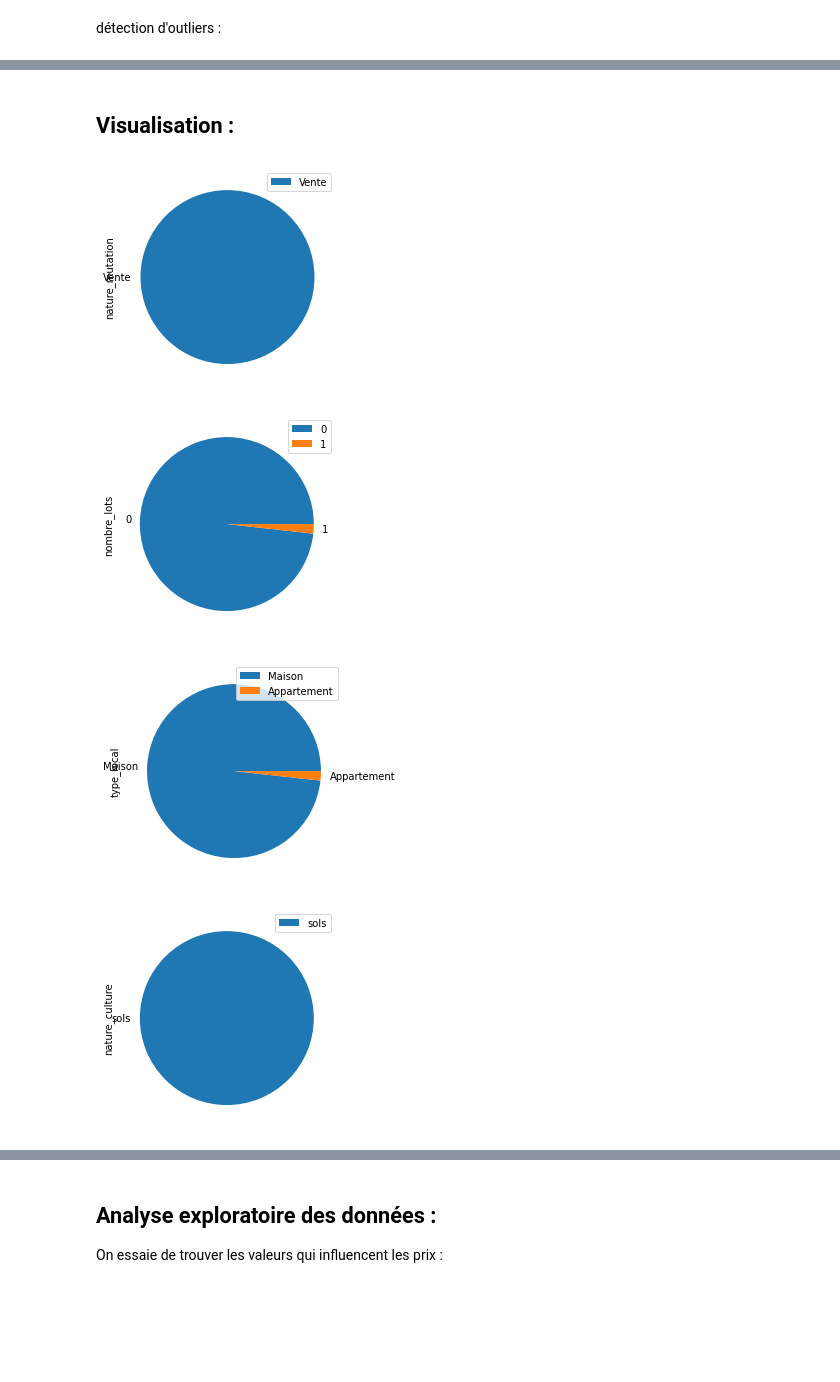
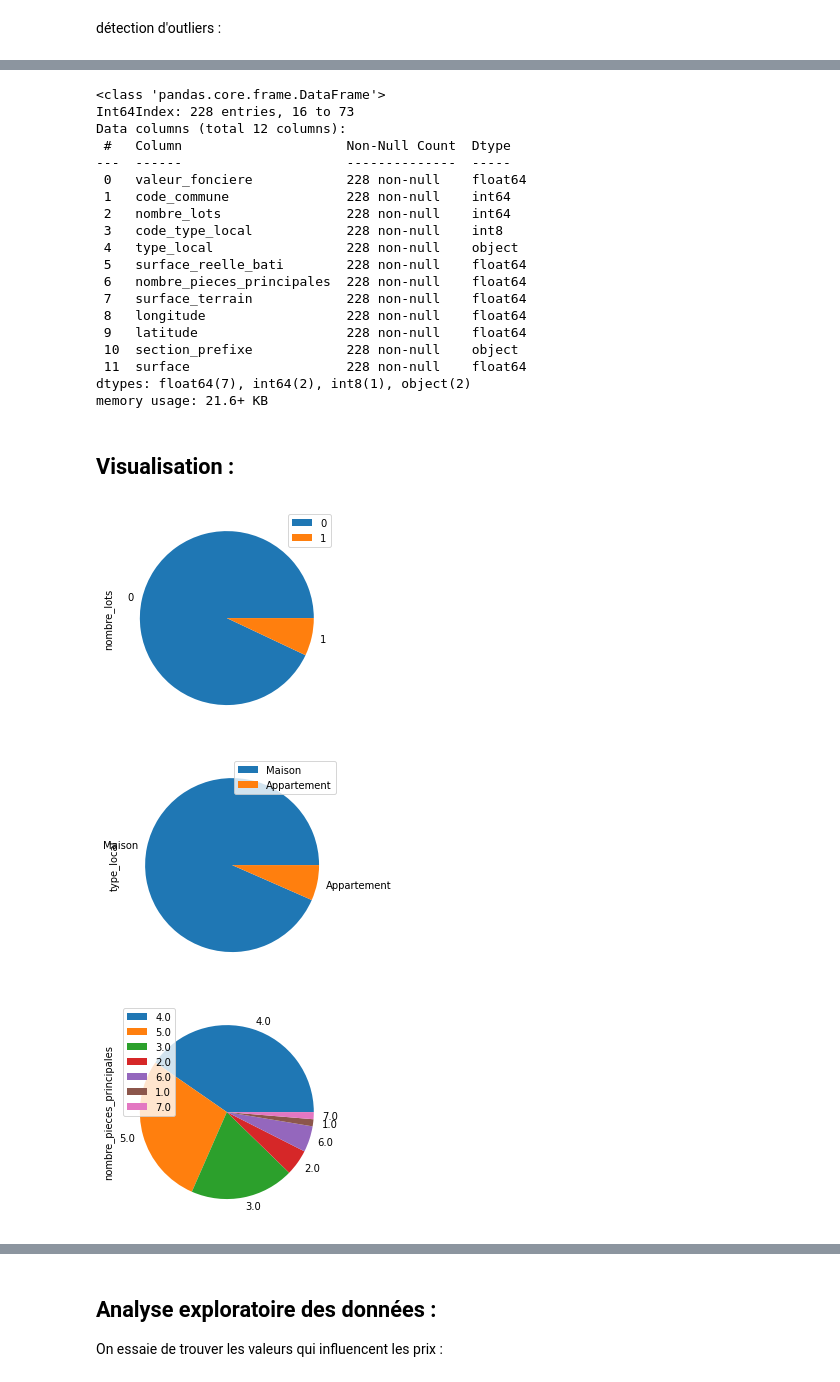
Before and after one commit to HibaIdrissiManali/Projet, a Jupyter notebook: Visualisation.ipynb, the cells around one changed output, grey strips where cells are left out. Drawn from its saved outputs; the diff is of its cells as text; code cells hidden in the pictures; blank space fills up the shorter version.

```diff
--- a/Visualisation.ipynb
+++ b/Visualisation.ipynb
@@ -195,6 +230,3 @@ df = df.drop(largest_st.index)
-# %%
-largest_pp = df['nombre_pieces_principales'].nlargest(5) #10
-df = df.drop(largest_pp.index)
 # %%
 df.plot.box(figsize=(20, 4))
 
@@ -205,4 +237 @@ plt.show()
-# %%
-largest_pp = df['nombre_pieces_principales'].nsmallest(1) #13
-df = df.drop(largest_pp.index)
 # %%
@@ -215,9 +244,8 @@ plt.show()
-# %%
-largest_sr = df['surface_reelle_bati'].nlargest(1) #10
-df = df.drop(largest_sr.index)
 # %%
+"""largest_sb = df['surface_reelle_bati'].nlargest(len(df[df['surface_reelle_bati'] > 120]))
+df = df.drop(largest_sb.index)
 df['surface_reelle_bati'].plot.box(figsize=(20, 4))
 
 # Show the plot
-plt.show()
+plt.show()"""
 # %% [output]
@@ -251,16 +279,37 @@ df
+# %%
+df.info()
+# %% [output]
+<class 'pandas.core.frame.DataFrame'>
+Int64Index: 228 entries, 16 to 73
+Data columns (total 12 columns):
+ #   Column                     Non-Null Count  Dtype
+---  ------                     --------------  -----
+ 0   valeur_fonciere            228 non-null    float64
+ 1   code_commune               228 non-null    int64
+ 2   nombre_lots                228 non-null    int64
+ 3   code_type_local            228 non-null    int8
+ 4   type_local                 228 non-null    object
+ 5   surface_reelle_bati        228 non-null    float64
+ 6   nombre_pieces_principales  228 non-null    float64
+ 7   surface_terrain            228 non-null    float64
+ 8   longitude                  228 non-null    float64
+ 9   latitude                   228 non-null    float64
+ 10  section_prefixe            228 non-null    object
+ 11  surface                    228 non-null    float64
+dtypes: float64(7), int64(2), int8(1), object(2)
+memory usage: 21.6+ KB
 # %% [markdown]
 ## Visualisation :
 # %%
-col = ['nature_mutation','nombre_lots','type_local','nature_culture']
+col = ['nombre_lots','type_local','nombre_pieces_principales']
 for l in col :
     counts = df[[l]].apply(pd.value_counts)
     counts.plot.pie(subplots=True, figsize=(8, 4))
     plt.show()
 # %% [output]
-[figure, old version]
+[figure, new version]
-[figure, old version]
+[figure, new version]
-[figure, old version]
+[figure, new version]
-[figure, removed]
 # %%
 df.to_csv('new_merged.csv')
 # %%
```
Also changed, not shown: parts of 66 cells of this notebook, 1 other file.
